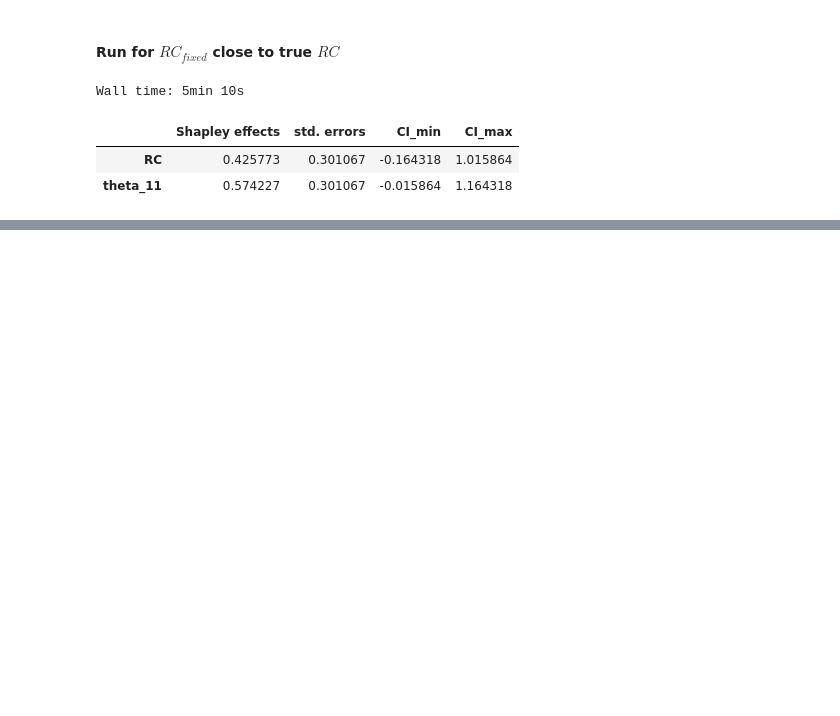
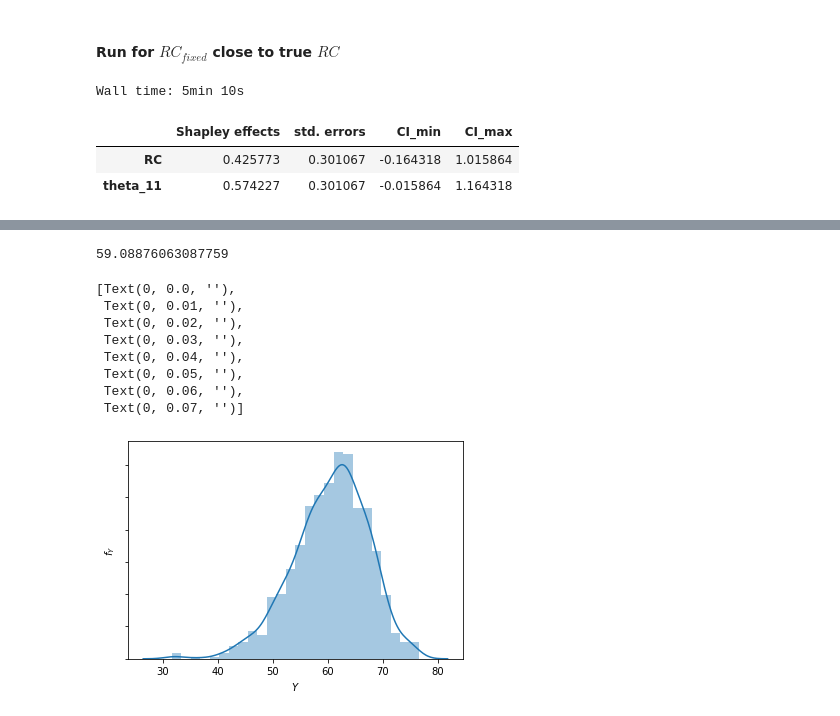
Before and after one commit to bhmueller/thesis, a Jupyter notebook: shapley_RC_theta_1.ipynb, the cells around one changed output, grey strips where cells are left out. Cells and saved outputs as stored; diff of their text form; code cells hidden in the pictures; blank space fills up the shorter version.

Commit message:
Add uncertainty propagation of implied demand at certain RC.

```diff
--- a/shapley_RC_theta_1.ipynb
+++ b/shapley_RC_theta_1.ipynb
@@ -290,0 +316,15 @@ exact_shapley
+# %%
+# Sample data.
+n_sim_demand = 1000
+input_variables = cp.MvNormal(mean, cov).sample(n_sim_demand).T
+# %%
+get_demand_partial = partial(get_demand, init_dict=init_dict_estimation, demand_dict=demand_dict)
+def get_demand_mapping(x):
+    return get_demand_partial(demand_params=x).iloc[0]['demand']
+# %%
+demand_inputs = np.zeros((n_sim_demand, 5))
+demand_inputs[:, :3] = np.array([0.39189182, 0.59529371, 0.01281447])
+demand_inputs[:, 3:] = input_variables[:, :]
+# %%
+%%time
+implied_demand = np.array(list(map(get_demand_mapping, demand_inputs)))
@@ -290,0 +336,4 @@ exact_shapley
+# %%
+true_implied_demand
+# %% [output]
+59.08876063087759
@@ -290,0 +342,20 @@ exact_shapley
+# %%
+fig, ax = plt.subplots()
+
+sns.distplot(implied_demand)
+
+ax.set_xlabel(r"$Y$")
+ax.set_ylabel(r"$f_Y$")
+
+ax.xaxis.set_major_formatter(mpl.ticker.StrMethodFormatter("{x:,.0f}"))
+ax.axes.get_yaxis().set_ticklabels([])
+# %% [output]
+[Text(0, 0.0, ''),
+ Text(0, 0.01, ''),
+ Text(0, 0.02, ''),
+ Text(0, 0.03, ''),
+ Text(0, 0.04, ''),
+ Text(0, 0.05, ''),
+ Text(0, 0.06, ''),
+ Text(0, 0.07, '')]
+[figure, added]
```
Also changed, not shown: parts of 21 cells of this notebook, 1 other file.
